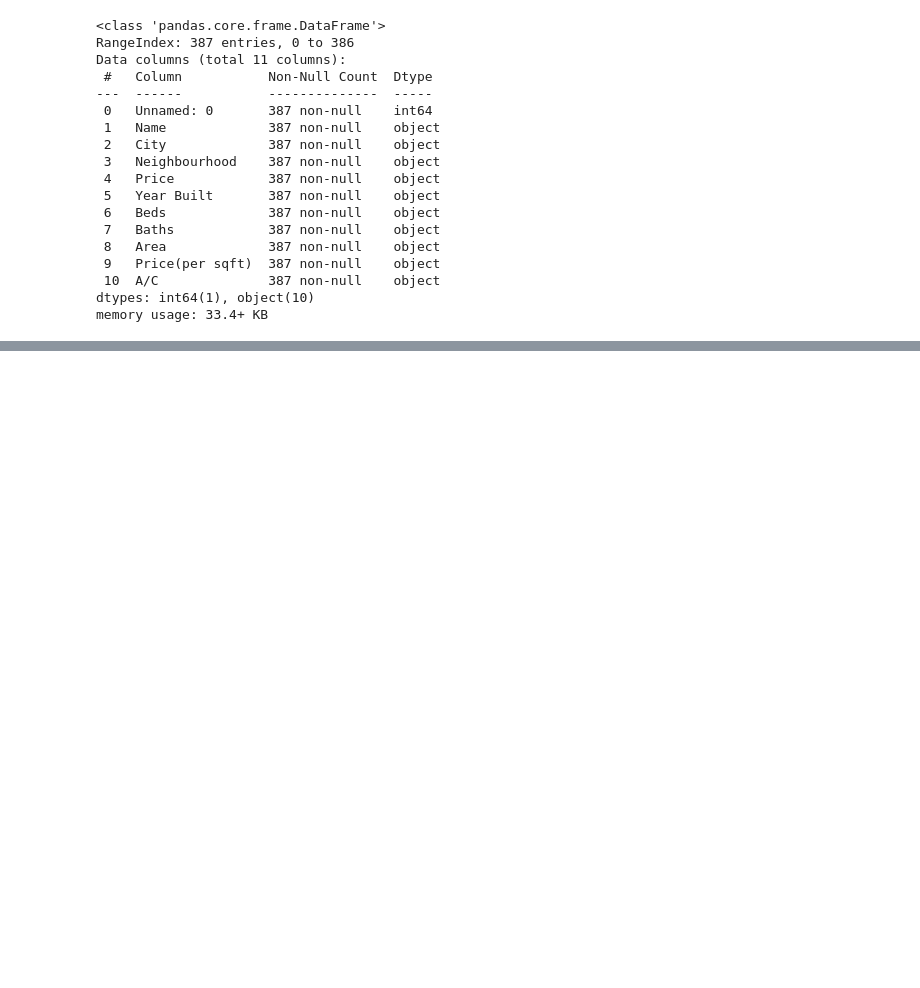
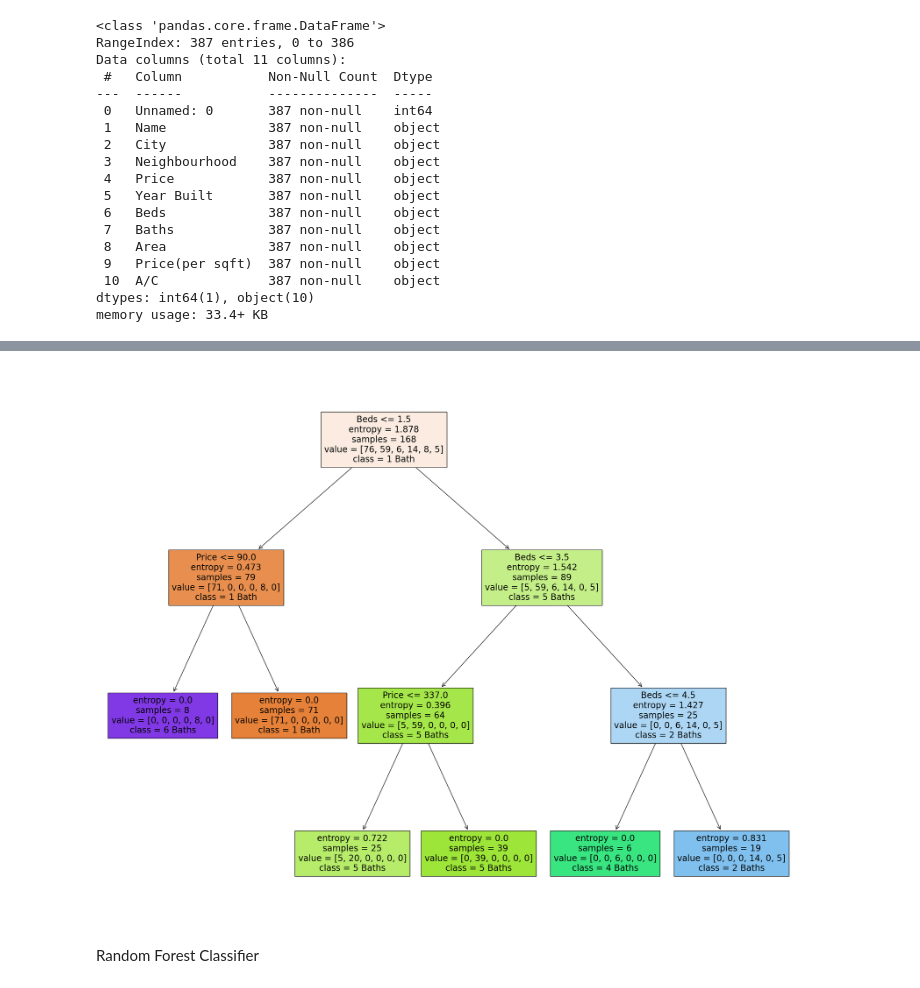
Before and after one commit to AaronSantilli/SI370-Project-1, a Jupyter notebook: project1_alina.ipynb, the cells around one changed output, grey strips where cells are left out. Saved outputs shown, nothing was run; the diff lists cells and outputs as text; code cells hidden in the pictures; blank space fills up the shorter version.

```diff
--- a/project1_alina.ipynb
+++ b/project1_alina.ipynb
@@ -55,0 +136,17 @@ data
+# %%
+target = "Baths"
+
+X = data.drop(columns=[target,'Name','City','Neighbourhood','Price(per sqft)','A/C'])
+y = data[target]
+
+#X is just the measurements and y are just the labels
+
+seed = 100
+test_size = 0.33
+X_train, X_test, y_train, y_test = train_test_split(X, y, test_size=test_size, random_state=seed)
+# %%
+from sklearn import svm
+
+model = svm.SVC(gamma="scale",kernel="rbf")
+#instantiation of the moderl and pass in hyper-parameters
+model.fit(X_train, y_train)
@@ -55,0 +335,11 @@ data
+# %%
+fig = plt.figure(figsize=(25,20))
+# we use '_' to capture the return from plot_tree(...) and never do anything with it
+_ = plot_tree(model,
+                feature_names=list(X.columns),  # ordered list of features
+                class_names=list(y.unique()), # unique() is handy here due to numerical sorting of classes
+                filled=True)
+# %% [output]
+[figure, added]
+# %% [markdown]
+Random Forest Classifier
```
Also changed, not shown: parts of 29 cells of this notebook.
